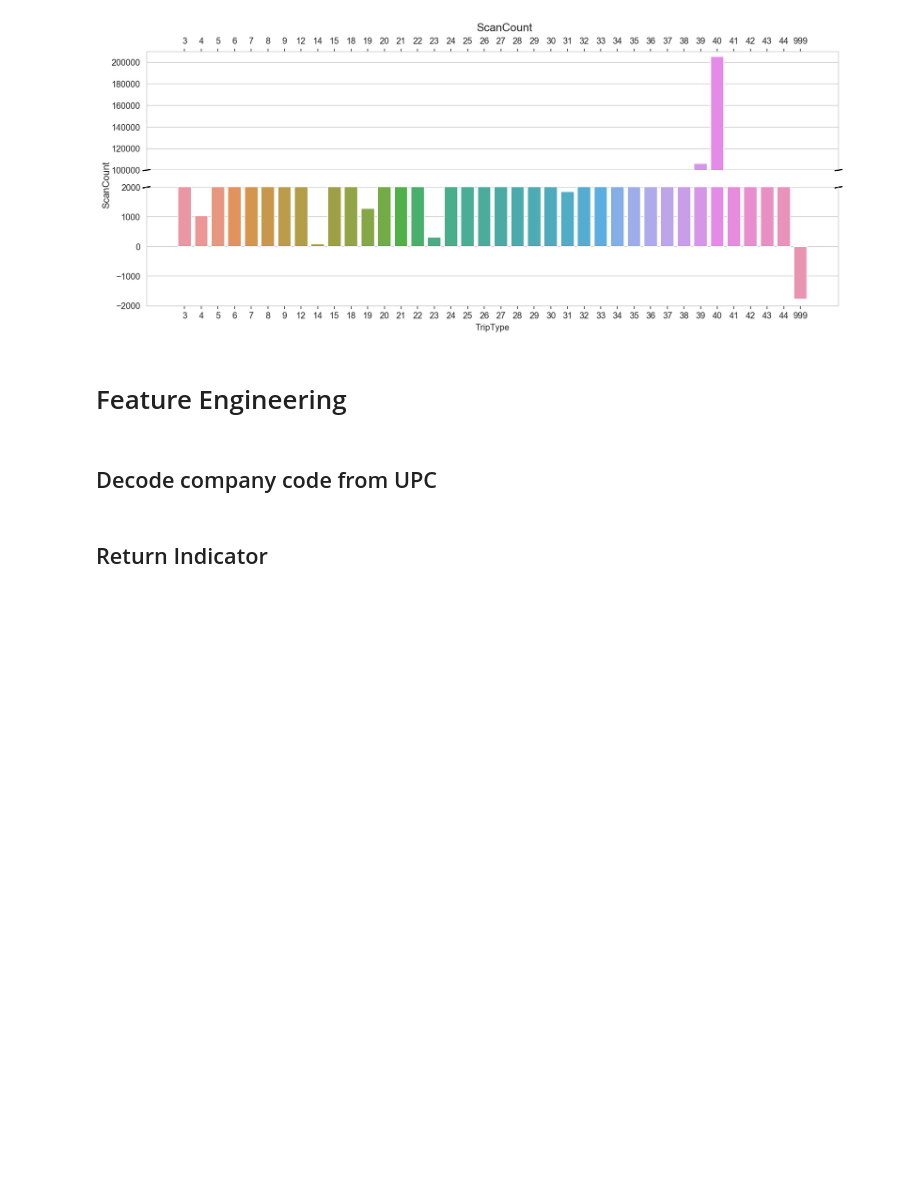
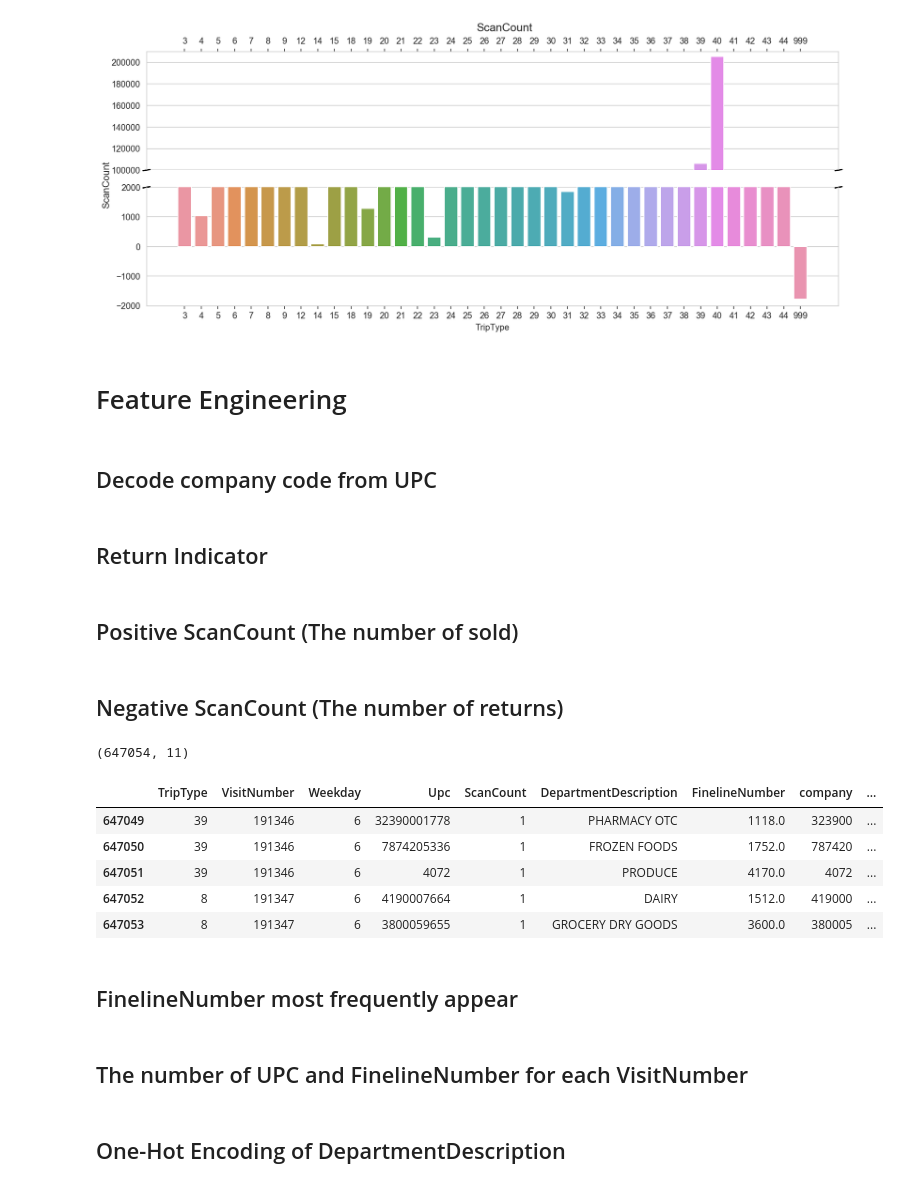
Before and after one commit to vrushit/Walmart-Recruiting-Trip-Type-Classification, a Jupyter notebook: SolutionPY.ipynb, the cells around one changed output. Cells and saved outputs as stored; diff of their text form; code cells hidden in the pictures; blank space fills up the shorter version.

```diff
--- a/SolutionPY.ipynb
+++ b/SolutionPY.ipynb
@@ -218,3 +218,32 @@ train.loc[train["Return"] != 1, "Return"] = 0
 
 test.loc[test["ScanCount"] < 0, "Return"] = 1
 test.loc[test["Return"] != 1, "Return"] = 0
+# %% [markdown]
+## Positive ScanCount (The number of sold)
+# %%
+train["Pos_Sum"] = train["ScanCount"]
+test["Pos_Sum"] = test["ScanCount"]
+
+train.loc[train["Pos_Sum"] < 0, "Pos_Sum"] = 0
+test.loc[test["Pos_Sum"] < 0, "Pos_Sum"] = 0
+# %% [markdown]
+## Negative ScanCount (The number of returns)
+# %%
+train["Neg_Sum"] = train["ScanCount"]
+test["Neg_Sum"] = test["ScanCount"]
+
+train.loc[train["Neg_Sum"] > 0, "Neg_Sum"] = 0
+test.loc[test["Neg_Sum"] > 0, "Neg_Sum"] = 0
+# %%
+print(train.shape)
+train.tail()
+# %% [output]
+(647054, 11)
+|  | TripType | VisitNumber | Weekday | Upc | ScanCount | DepartmentDescription | FinelineNumber | company | ... |
+| 647049 | 39 | 191346 | 6 | 32390001778 | 1 | PHARMACY OTC | 1118.0 | 323900 | ... |
+| 647050 | 39 | 191346 | 6 | 7874205336 | 1 | FROZEN FOODS | 1752.0 | 787420 | ... |
+| 647051 | 39 | 191346 | 6 | 4072 | 1 | PRODUCE | 4170.0 | 4072 | ... |
+| 647052 | 8 | 191347 | 6 | 4190007664 | 1 | DAIRY | 1512.0 | 419000 | ... |
+| 647053 | 8 | 191347 | 6 | 3800059655 | 1 | GROCERY DRY GOODS | 3600.0 | 380005 | ... |
+# %% [markdown]
+## FinelineNumber most frequently appear
@@ -220,0 +264,2 @@ test.loc[test["Return"] != 1, "Return"] = 0
+# %% [markdown]
+## The number of UPC and FinelineNumber for each VisitNumber
@@ -220,0 +279,2 @@ test.loc[test["Return"] != 1, "Return"] = 0
+# %% [markdown]
+## One-Hot Encoding of DepartmentDescription
```
Also changed, not shown: parts of 20 cells of this notebook.
